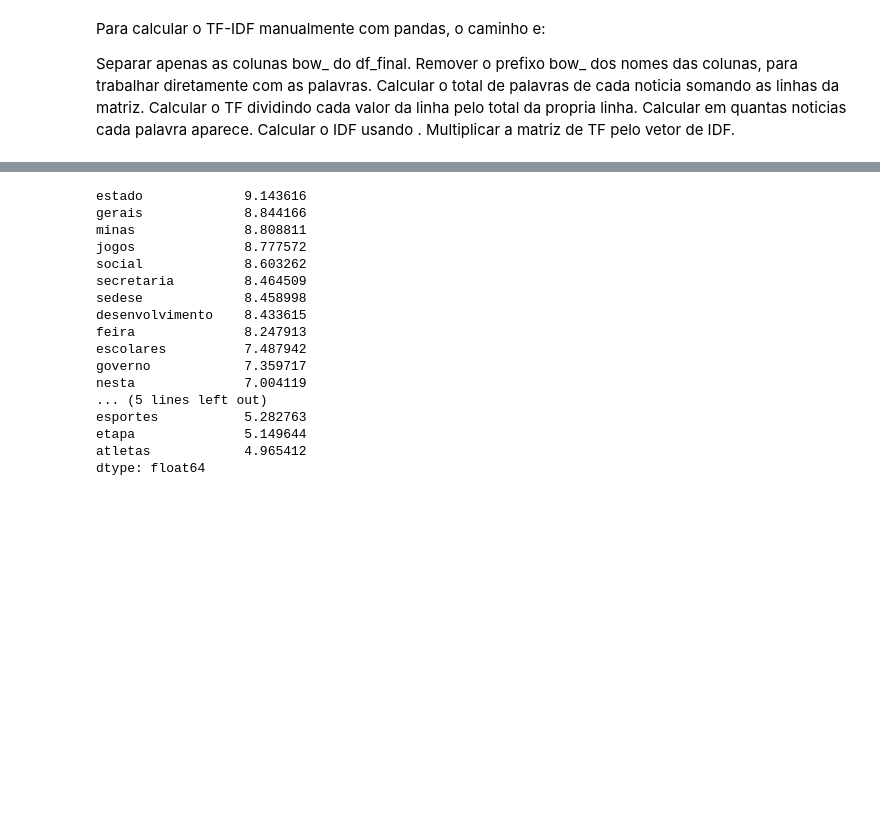
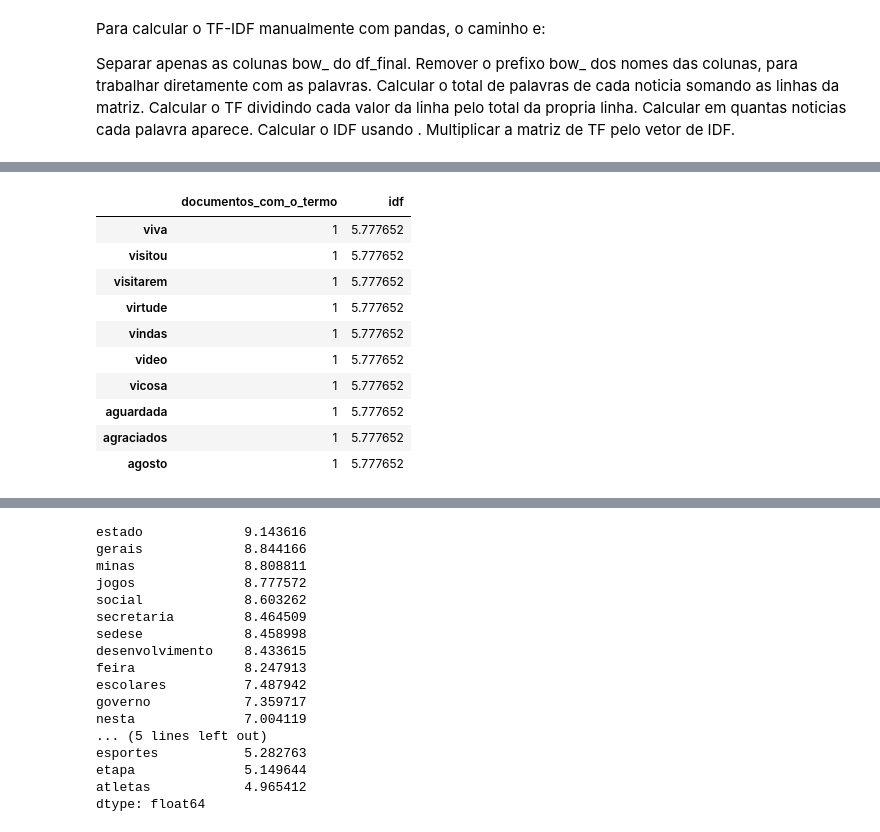
Before and after one commit to bellaviana4-cyber/perspectiva-dado, a Jupyter notebook: codigos_uv_jupyter_notebook/introducao_pln.ipynb, the cells around one changed output, grey strips where cells are left out. Drawn from its saved outputs; the diff is of its cells as text; code cells hidden in the pictures; blank space fills up the shorter version.

```diff
--- a/codigos_uv_jupyter_notebook/introducao_pln.ipynb
+++ b/codigos_uv_jupyter_notebook/introducao_pln.ipynb
@@ -325,0 +334,28 @@ df_tfidf = df_tf.mul(idf, axis=1)
+# %%
+# Calcular em quantas noticias cada palavra aparece.
+doc_freq = (df_bow > 0).sum(axis=0)
+
+import numpy as np
+
+# Calcular o IDF
+N = df_bow.shape[0]
+idf = np.log(N / doc_freq)
+
+df_idf = pd.DataFrame({
+    "documentos_com_o_termo": doc_freq,
+    "idf": idf
+}).sort_values("idf", ascending=False)
+
+df_idf.head(10)
+# %% [output]
+|  | documentos_com_o_termo | idf |
+| viva | 1 | 5.777652 |
+| visitou | 1 | 5.777652 |
+| visitarem | 1 | 5.777652 |
+| virtude | 1 | 5.777652 |
+| vindas | 1 | 5.777652 |
+| video | 1 | 5.777652 |
+| vicosa | 1 | 5.777652 |
+| aguardada | 1 | 5.777652 |
+| agraciados | 1 | 5.777652 |
+| agosto | 1 | 5.777652 |
```
Also changed, not shown: parts of 28 cells of this notebook.
